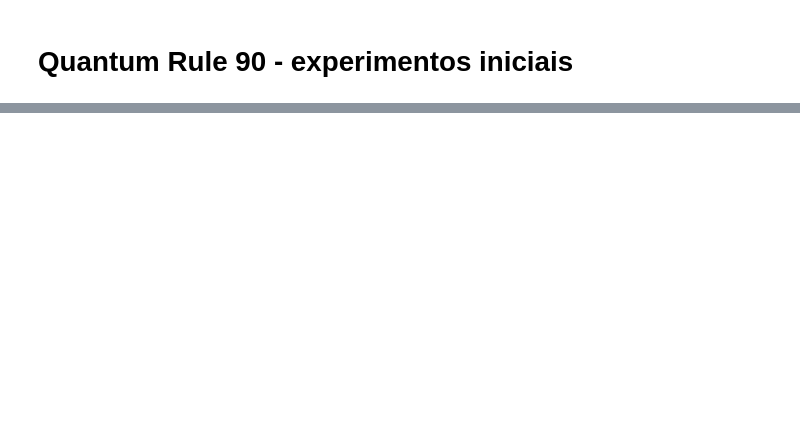
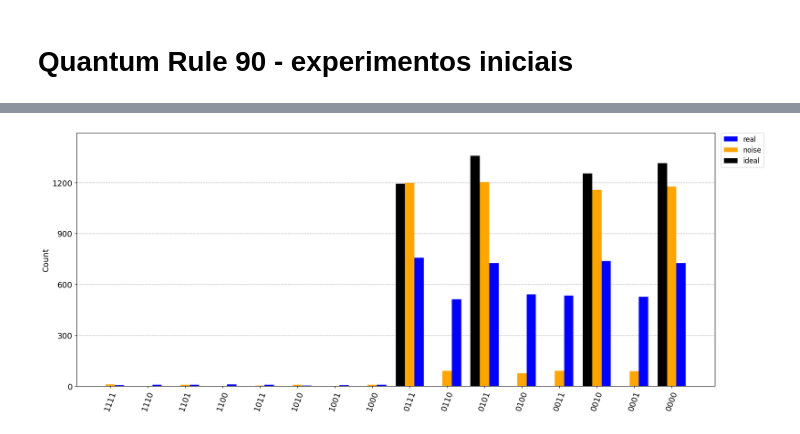
Before and after one commit to RysanDeluna/Q1DCA-experiments, a Jupyter notebook: ExperimentsRule90.ipynb, the cells around one changed output, grey strips where cells are left out. Cells and saved outputs as stored; diff of their text form; code cells hidden in the pictures; blank space fills up the shorter version.

```diff
--- a/ExperimentsRule90.ipynb
+++ b/ExperimentsRule90.ipynb
@@ -135,0 +127,17 @@ df
+# %%
+from qiskit.visualization import plot_histogram
+
+count_real = result_real[0].data.meas.get_counts()
+count_noise = result_noise[0].data.meas.get_counts()
+count_ideal = result_ideal[0].data.meas.get_counts()
+
+plot_histogram(
+    [count_real, count_noise, count_ideal],
+    legend=["real", "noise", "ideal"],
+    sort="desc",
+    figsize=(20, 8),
+    color=["blue", "orange", "black"],
+    bar_labels=False,
+)
+# %% [output]
+[figure, added]
```
Also changed, not shown: parts of 7 cells of this notebook.
